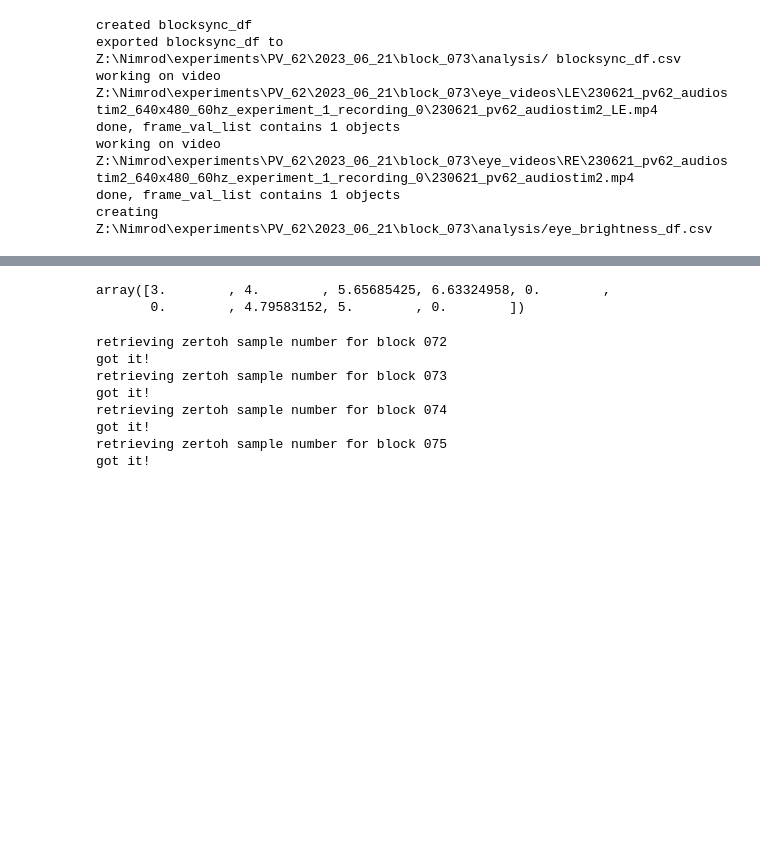
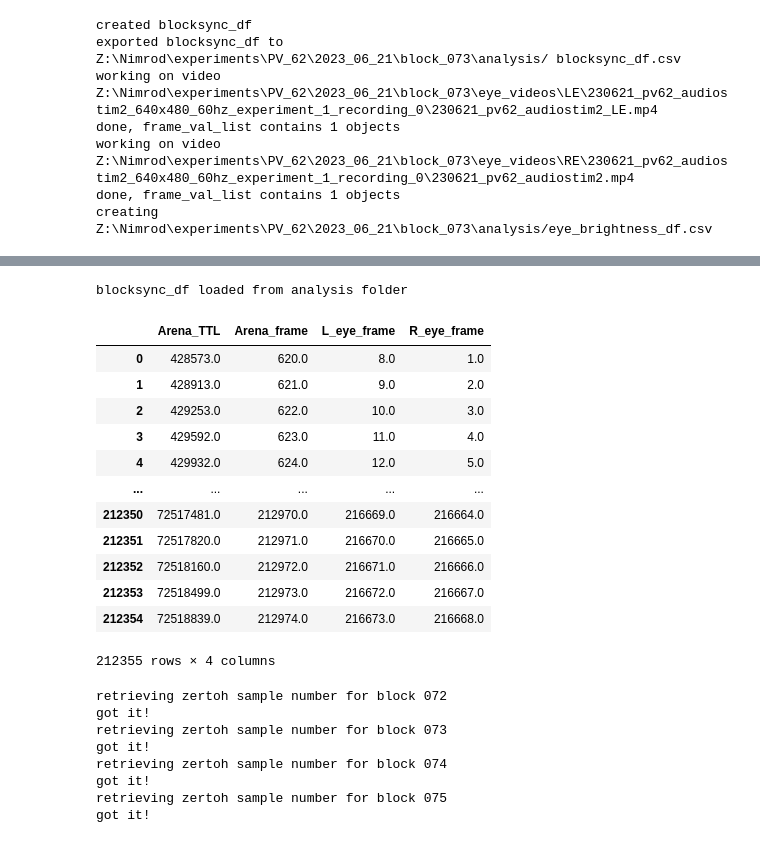
Before and after one commit to neural-electrophysiology-tool-team/Eye-Tracking-Tools, a Jupyter notebook: BlockSyncTesting_forNewOE.ipynb, the cells around one changed output, grey strips where cells are left out. Cells and saved outputs as stored; diff of their text form; code cells hidden in the pictures; blank space fills up the shorter version.

```diff
--- a/BlockSyncTesting_forNewOE.ipynb
+++ b/BlockSyncTesting_forNewOE.ipynb
@@ -739,10 +983,20 @@ automatic ON, Going ahead with the baseline threshold
-# %%
-dist_squared = np.array([9,16,32,44,0,0,23,25,0],dtype=np.float64)
-euclidean_distance = np.where(dist_squared != 0, np.sqrt(dist_squared), 0)
-euclidean_distance
-# %% [output]
-array([3.        , 4.        , 5.65685425, 6.63324958, 0.        ,
-       0.        , 4.79583152, 5.        , 0.        ])
+# %%
+block.synchronize_block()
+# %% [output]
+blocksync_df loaded from analysis folder
+|  | Arena_TTL | Arena_frame | L_eye_frame | R_eye_frame |
+| 0 | 428573.0 | 620.0 | 8.0 | 1.0 |
+| 1 | 428913.0 | 621.0 | 9.0 | 2.0 |
+| 2 | 429253.0 | 622.0 | 10.0 | 3.0 |
+| 3 | 429592.0 | 623.0 | 11.0 | 4.0 |
+| 4 | 429932.0 | 624.0 | 12.0 | 5.0 |
+| ... | ... | ... | ... | ... |
+| 212350 | 72517481.0 | 212970.0 | 216669.0 | 216664.0 |
+| 212351 | 72517820.0 | 212971.0 | 216670.0 | 216665.0 |
+| 212352 | 72518160.0 | 212972.0 | 216671.0 | 216666.0 |
+| 212353 | 72518499.0 | 212973.0 | 216672.0 | 216667.0 |
+| 212354 | 72518839.0 | 212974.0 | 216673.0 | 216668.0 |
+212355 rows × 4 columns
 # %%
 block = block_collection[0]
 block.saccade_event_analayzer()
```
Also changed, not shown: parts of 47 cells of this notebook, 4 other files.
